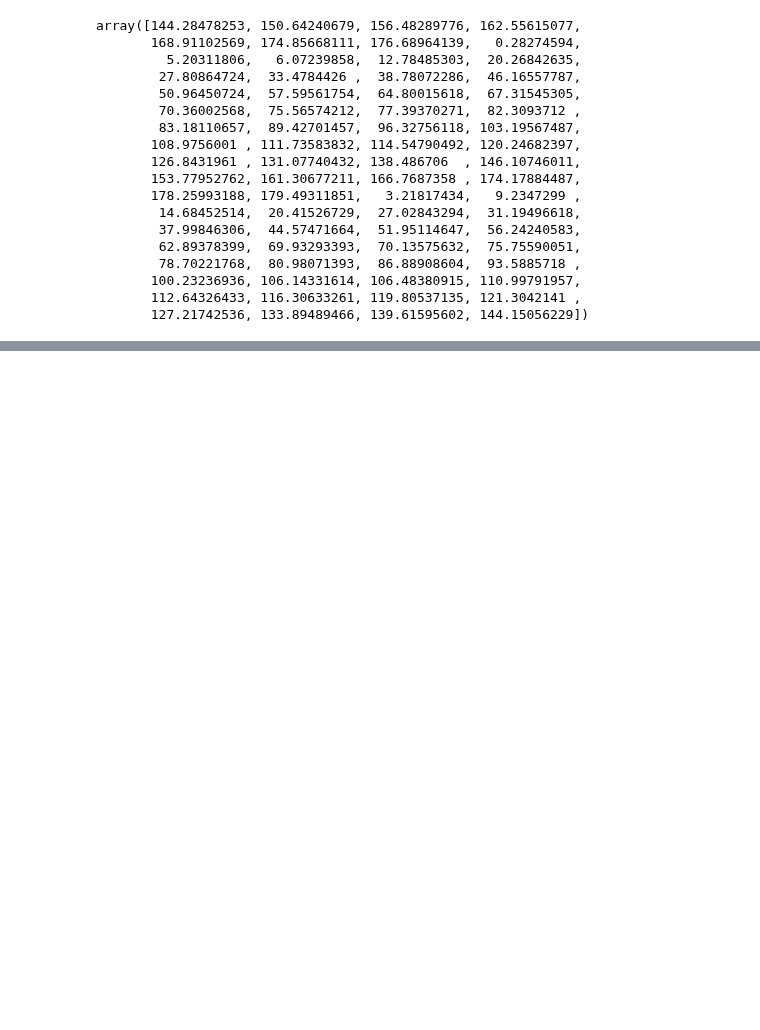
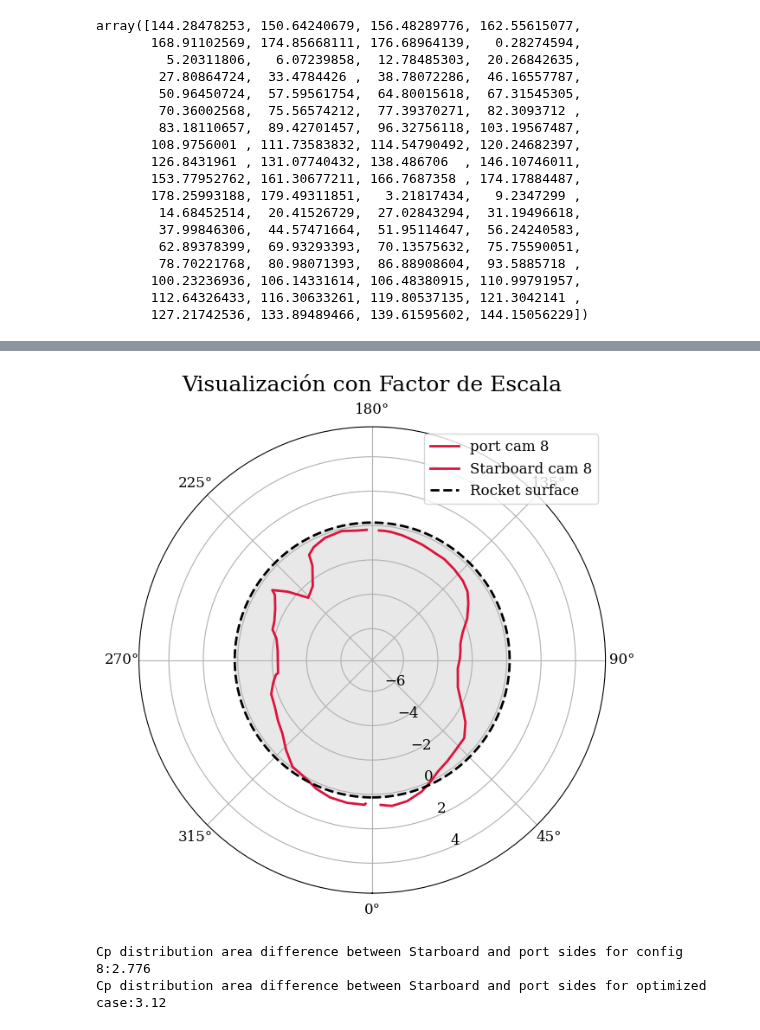
Before and after one commit to samuel321d/Protuberance-Optimization, a Jupyter notebook: Codes/Cp_plots_support.ipynb, the cells around one changed output, grey strips where cells are left out. Saved outputs shown, nothing was run; the diff lists cells and outputs as text; code cells hidden in the pictures; blank space fills up the shorter version.

```diff
--- a/Codes/Cp_plots_support.ipynb
+++ b/Codes/Cp_plots_support.ipynb
@@ -299,0 +283,56 @@ plt.show()
+# %%
+
+# Datos de prueba con magnitudes muy diferentes
+theta = port["theta"]*np.pi/180
+R_cilindro = 0.174  # Cilindro enorme
+cp_lista = port["Cp"]
+
+cp_2 = starboard["Cp"]
+tetha_2 = starboard["theta"][::-1] * np.pi/180 + np.pi
+# --- TRUCO DE ESCALA ---
+# Multiplicamos el Cp por un factor para que "salte a la vista" (ej. factor de 10)
+factor_escala = 100.0
+r_grafico = R_cilindro + (cp_lista * factor_escala)
+r_grafico_2 = R_cilindro + (cp_2 * factor_escala)
+
+theta_cyl = np.linspace(0, 2 * np.pi, 360)
+# ------------------------
+
+fig, ax = plt.subplots(subplot_kw={'projection': 'polar'}, figsize=(7, 7))
+
+# Graficar Cp amplificado y el contorno real
+ax.plot(theta, r_grafico, color='crimson', linewidth=2, label=f'port cam 8')
+ax.plot(tetha_2, r_grafico_2, color = "crimson", linewidth = 2, label = "Starboard cam 8", )
+ax.plot(theta_cyl, np.ones_like(theta_cyl) * R_cilindro, color='black', linestyle='--', linewidth=2, label='Rocket surface')
+ax.fill(theta_cyl, np.ones_like(theta_cyl) * R_cilindro, color='lightgray', alpha=0.5)
+
+# Configurar límites para hacer un "zoom" estricto a la zona de interés
+# Evitamos que se muestre todo el espacio vacío desde el centro (0) hasta el radio 100
+limite_inferior = R_cilindro + (np.min(cp_lista) * factor_escala) - 5
+limite_superior = R_cilindro + (np.max(cp_lista) * factor_escala) + 5
+ax.set_rlim(limite_inferior, limite_superior)
+
+ax.set_theta_zero_location('S')
+ax.set_title("Visualización con Factor de Escala", va='bottom')
+ax.legend()
+plt.show()
+# %% [output]
+[figure, added]
+# %%
+Area_cam_8_st = np.trapezoid(starboard["theta"], starboard["Cp"])
+Area_cam_8_p = np.trapezoid(port["theta"], port["Cp"])
+
+Delta_A_cam8 = Area_cam_8_st - Area_cam_8_p
+
+
+# Optimum case
+Area_optim_st = np.trapezoid(starboard_optim["theta"], starboard_optim["Cp"])
+Area_optim_p = np.trapezoid(port_optim["theta"], port_optim["Cp"])
+
+Delta_A_optim = Area_optim_st - Area_optim_p
+
+print(f"Cp distribution area difference between Starboard and port sides for config 8:{round(Delta_A_cam8,3)}")
+print(f"Cp distribution area difference between Starboard and port sides for optimized case:{round(Delta_A_optim,3)}")
+# %% [output]
+Cp distribution area difference between Starboard and port sides for config 8:2.776
+Cp distribution area difference between Starboard and port sides for optimized case:3.12
```
Also changed, not shown: parts of 15 cells of this notebook, 7 other files.
